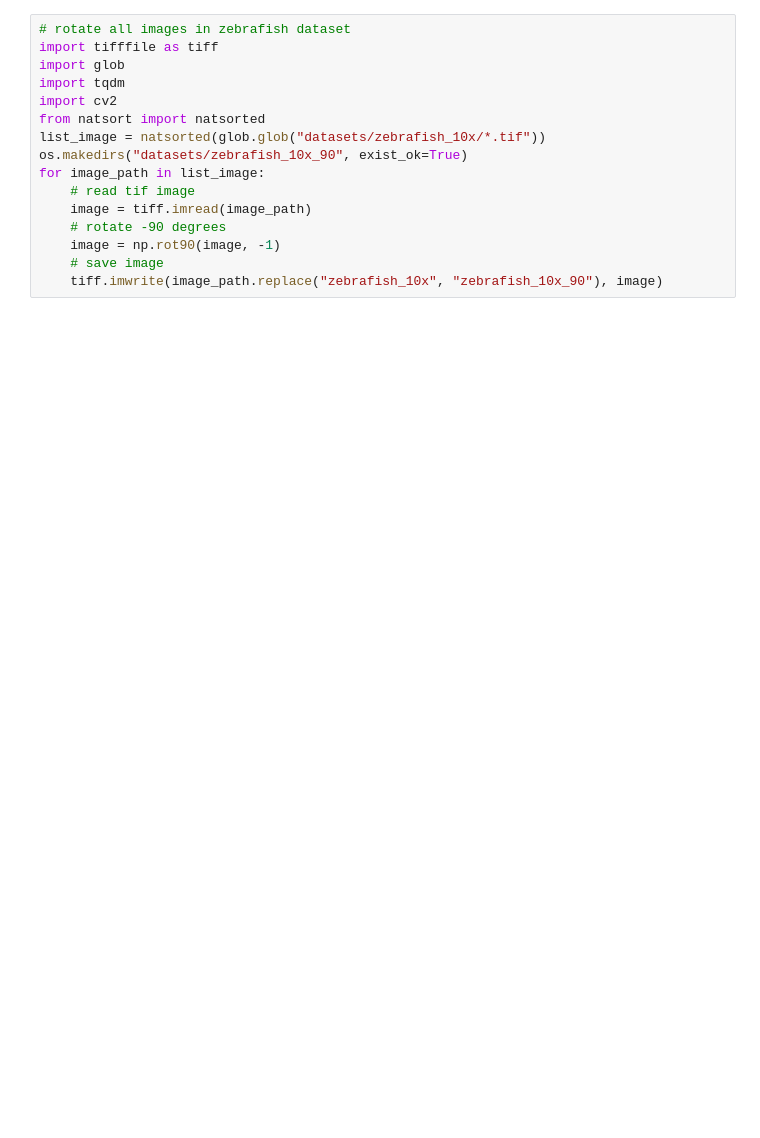
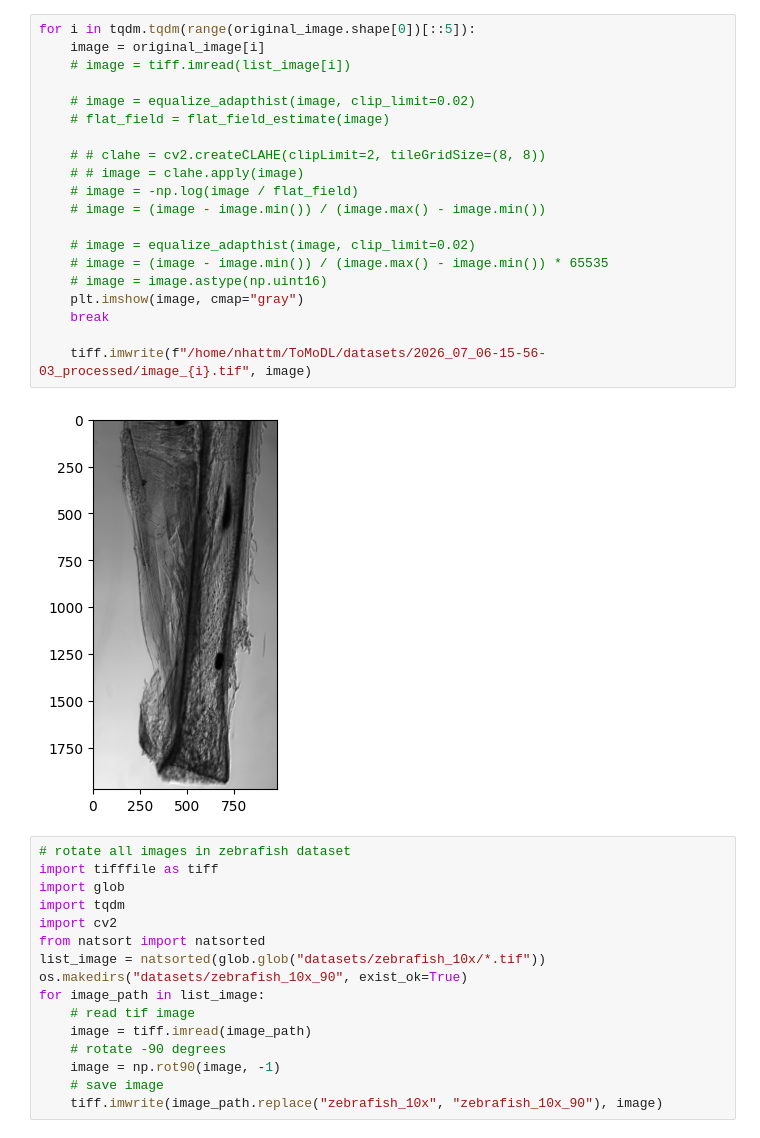
Before and after one commit to obandomarcos/ToMoDL, a Jupyter notebook: test_tomopy.ipynb, the cells around one changed output. Drawn from its saved outputs; the diff is of its cells as text; blank space fills up the shorter version.

```diff
--- a/test_tomopy.ipynb
+++ b/test_tomopy.ipynb
@@ -106,3 +143,25 @@ def flat_field_estimate(img, ratio_corners=0.03):
+# %%
+for i in tqdm.tqdm(range(original_image.shape[0])[::5]):
+    image = original_image[i]
+    # image = tiff.imread(list_image[i])
+
+    # image = equalize_adapthist(image, clip_limit=0.02)
+    # flat_field = flat_field_estimate(image)
+
+    # # clahe = cv2.createCLAHE(clipLimit=2, tileGridSize=(8, 8))
+    # # image = clahe.apply(image)
+    # image = -np.log(image / flat_field)
+    # image = (image - image.min()) / (image.max() - image.min())
+
+    # image = equalize_adapthist(image, clip_limit=0.02)
+    # image = (image - image.min()) / (image.max() - image.min()) * 65535
+    # image = image.astype(np.uint16)
+    plt.imshow(image, cmap="gray")
+    break
+
+    tiff.imwrite(f"/home/nhattm/ToMoDL/datasets/2026_07_06-15-56-03_processed/image_{i}.tif", image)
+# %% [output]
+[figure, added]
 # %%
 # rotate all images in zebrafish dataset
 import tifffile as tiff
```
Also changed, not shown: parts of 30 cells of this notebook, 30 other files.
